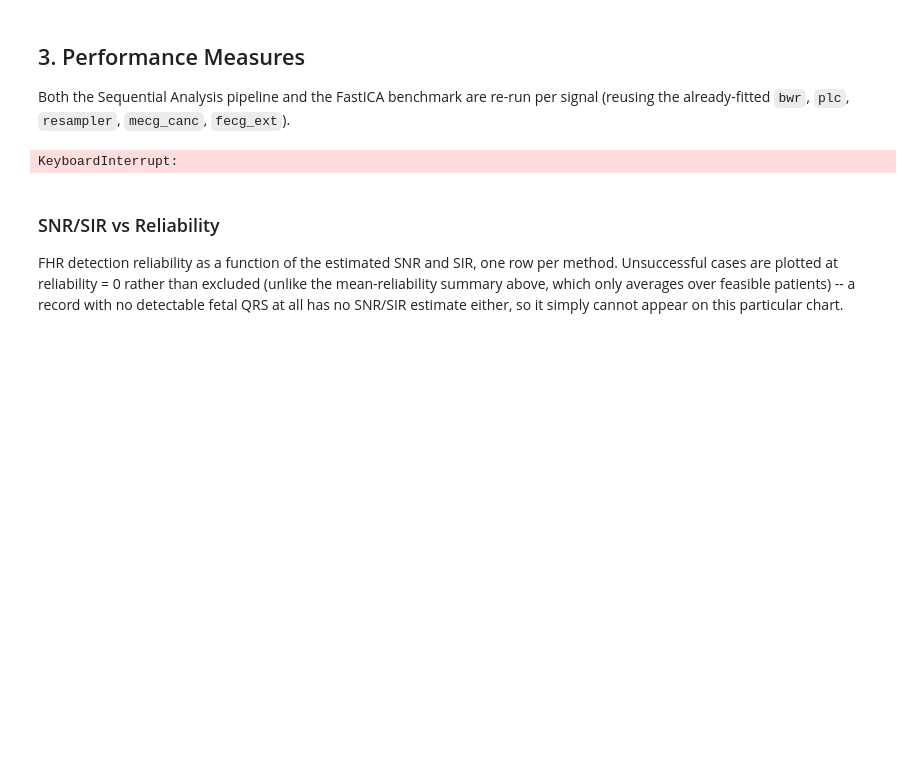
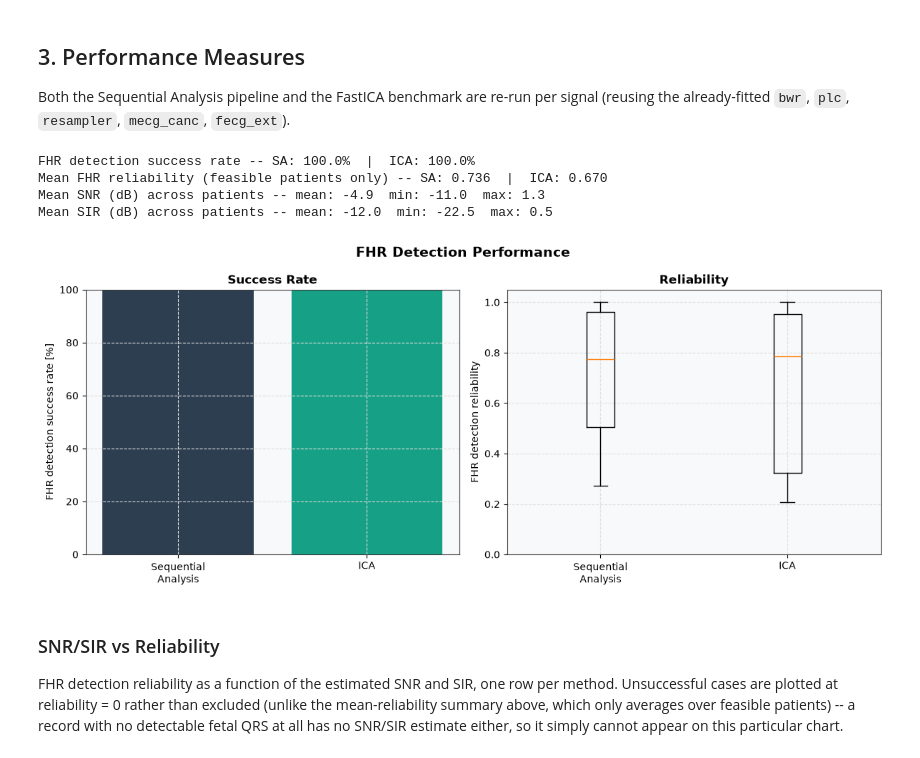
Before and after one commit to fedeceru/BSP_project, a Jupyter notebook: notebooks/main_analysis.ipynb, the cells around one changed output. Cells and saved outputs as stored; diff of their text form; code cells hidden in the pictures; blank space fills up the shorter version.

```diff
--- a/notebooks/main_analysis.ipynb
+++ b/notebooks/main_analysis.ipynb
@@ -274,7 +274,8 @@ for record_name, rec_data in all_records_data.items():
     else:
         mean_snr_db, mean_sir_db = np.nan, np.nan
 
-    # ICA
+    # ICA -- fit on s4 (post-upsampling, at fs_target), not s3, so the fs_target-based
+    # thresholds inside detect_fetal_qrs/compute_fhr match the data's actual sample rate.
     ica_eval = FastICA(n_components=s4.shape[1], random_state=42, whiten='unit-variance')
     sources = ica_eval.fit_transform(s4)
     counts = [len(compute_fhr(fecg_ext.detect_fetal_qrs(sources[:, i].reshape(-1, 1)), fs_target))
@@ -282,36 +283,40 @@ for record_name, rec_data in all_records_data.items():
     best = sources[:, int(np.argmax(counts))].reshape(-1, 1)
     peaks_ica = fecg_ext.detect_fetal_qrs(best)
     fhr_ica = compute_fhr(peaks_ica, fs_target)
     t_ica = (peaks_ica[1:] / fs_target)[-len(fhr_ica):] if len(fhr_ica) else np.array([])
 
     results.append({
         'record': record_name,
-        'feasible_sa': len(fhr_sa) > 0,
-        'feasible_ica': len(fhr_ica) > 0,
+        'feasible_sa': is_feasible_fhr(fhr_sa),
+        'feasible_ica': is_feasible_fhr(fhr_ica),
         'reliability_sa': compute_fhr_reliability(fhr_sa, t_sa),
         'reliability_ica': compute_fhr_reliability(fhr_ica, t_ica),
         'mean_snr_db': mean_snr_db,
         'mean_sir_db': mean_sir_db,
     })
 
 df_results = pd.DataFrame(results)
 success_rate_sa = compute_success_rate(df_results['feasible_sa'])
 success_rate_ica = compute_success_rate(df_results['feasible_ica'])
 
 print(f"FHR detection success rate -- SA: {success_rate_sa:.1f}%  |  ICA: {success_rate_ica:.1f}%")
 print(f"Mean FHR reliability (feasible patients only) -- "
       f"SA: {df_results.loc[df_results['feasible_sa'], 'reliability_sa'].mean():.3f}  |  "
       f"ICA: {df_results.loc[df_results['feasible_ica'], 'reliability_ica'].mean():.3f}")
 print(f"Mean SNR (dB) across patients -- "
       f"mean: {df_results['mean_snr_db'].mean():.1f}  "
       f"min: {df_results['mean_snr_db'].min():.1f}  max: {df_results['mean_snr_db'].max():.1f}")
 print(f"Mean SIR (dB) across patients -- "
       f"mean: {df_results['mean_sir_db'].mean():.1f}  "
       f"min: {df_results['mean_sir_db'].min():.1f}  max: {df_results['mean_sir_db'].max():.1f}")
 
 plot_performance_summary(df_results, success_rate_sa, success_rate_ica)
 # %% [output]
-KeyboardInterrupt:
+FHR detection success rate -- SA: 100.0%  |  ICA: 100.0%
+Mean FHR reliability (feasible patients only) -- SA: 0.736  |  ICA: 0.670
+Mean SNR (dB) across patients -- mean: -4.9  min: -11.0  max: 1.3
+Mean SIR (dB) across patients -- mean: -12.0  min: -22.5  max: 0.5
+[figure, added]
 # %% [markdown]
 ### SNR/SIR vs Reliability
 
```
Also changed, not shown: parts of 6 cells of this notebook, 5 other files.
